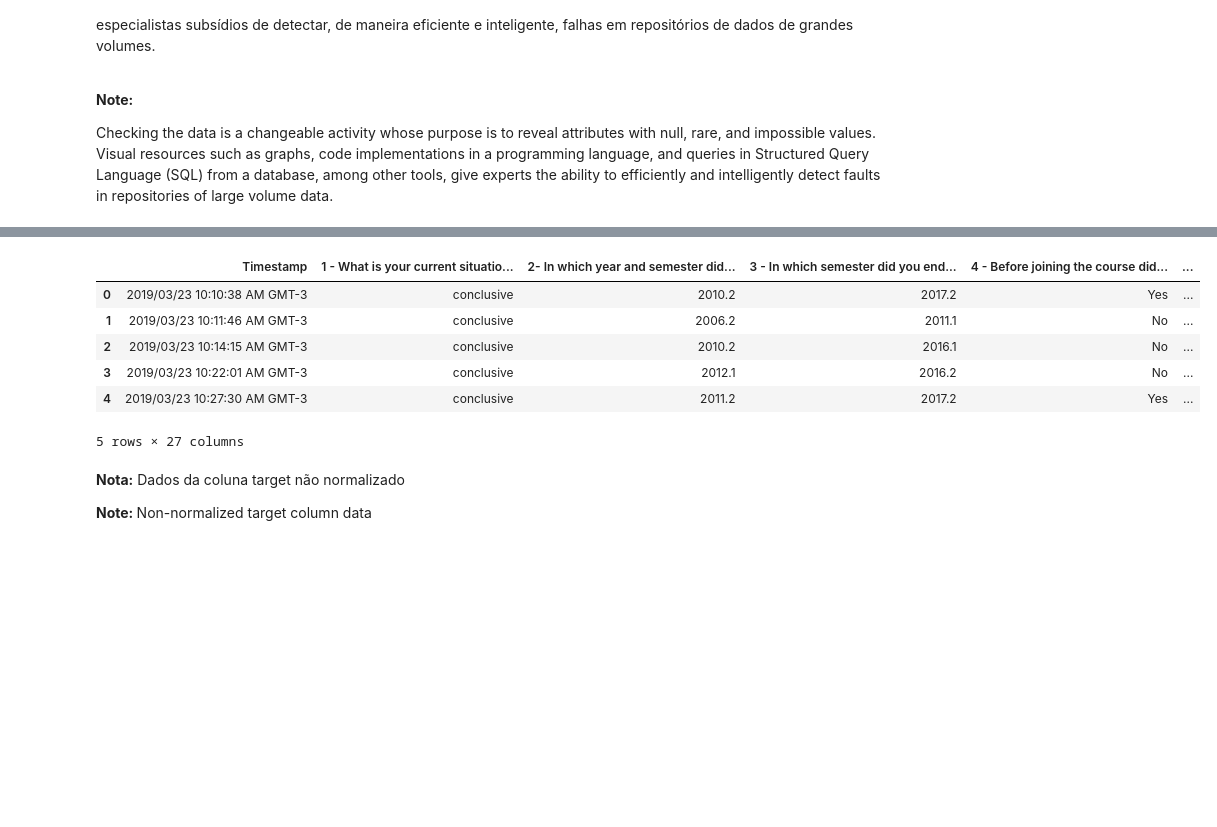
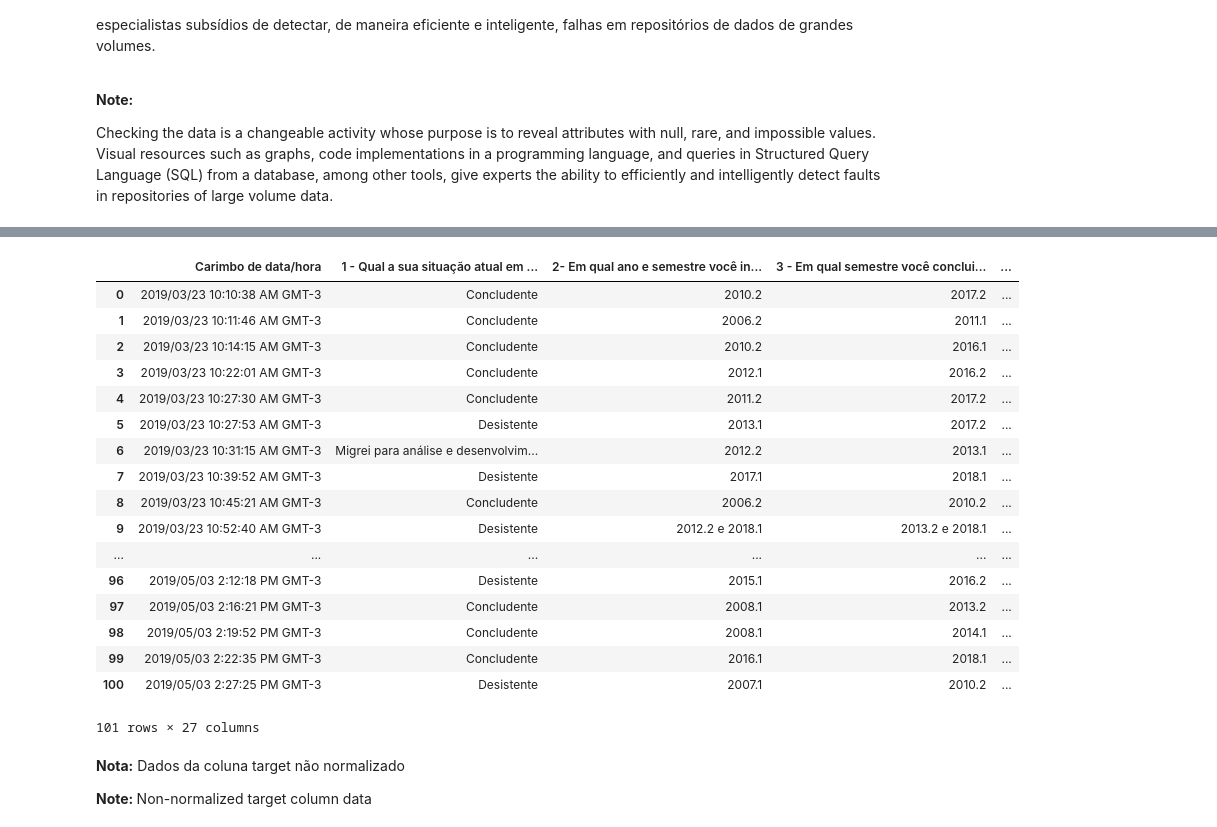
Before and after one commit to AnaliseDeDadosUfersa/AnalisedeDados, a Jupyter notebook: Notebooks/DataProcessor.ipynb, the cells around one changed output, grey strips where cells are left out. Cells and saved outputs as stored; diff of their text form; code cells hidden in the pictures; blank space fills up the shorter version.

```diff
--- a/Notebooks/DataProcessor.ipynb
+++ b/Notebooks/DataProcessor.ipynb
@@ -28,4 +28,4 @@ A checagem dos dados é uma atividade mutável que tem como finalidade revelar o
 Checking the data is a changeable activity whose purpose is to reveal attributes with null, rare, and impossible values. Visual resources such as graphs, code implementations in a programming language, and queries in Structured Query Language (SQL) from a database, among other tools, give experts the ability to efficiently and intelligently detect faults in repositories of large volume data.
 </p>
 # %%
-data = DataBase("../Csv/questionnaireDataInEnglish.csv") #instancia o objeto
+data = DataBase("../Csv/DadosBrutos.csv") #instancia o objeto
@@ -32,13 +52,24 @@ data = DataBase("../Csv/questionnaireDataInEnglish.csv") #instancia o objeto
 # %%
-data.data.head() #Analize inicial
+data.data #Analize inicial
 # %% [output]
-|  | Timestamp | 1 - What is your current situatio... | 2- In which year and semester did... | 3 - In which semester did you end... | 4 - Before joining the course did... | ... |
-| 0 | 2019/03/23 10:10:38 AM GMT-3 | conclusive | 2010.2 | 2017.2 | Yes | ... |
-| 1 | 2019/03/23 10:11:46 AM GMT-3 | conclusive | 2006.2 | 2011.1 | No | ... |
-| 2 | 2019/03/23 10:14:15 AM GMT-3 | conclusive | 2010.2 | 2016.1 | No | ... |
-| 3 | 2019/03/23 10:22:01 AM GMT-3 | conclusive | 2012.1 | 2016.2 | No | ... |
-| 4 | 2019/03/23 10:27:30 AM GMT-3 | conclusive | 2011.2 | 2017.2 | Yes | ... |
+|  | Carimbo de data/hora | 1 - Qual a sua situação atual em ... | 2- Em qual ano e semestre você in... | 3 - Em qual semestre você conclui... | ... |
+| 0 | 2019/03/23 10:10:38 AM GMT-3 | Concludente | 2010.2 | 2017.2 | ... |
+| 1 | 2019/03/23 10:11:46 AM GMT-3 | Concludente | 2006.2 | 2011.1 | ... |
+| 2 | 2019/03/23 10:14:15 AM GMT-3 | Concludente | 2010.2 | 2016.1 | ... |
+| 3 | 2019/03/23 10:22:01 AM GMT-3 | Concludente | 2012.1 | 2016.2 | ... |
+| 4 | 2019/03/23 10:27:30 AM GMT-3 | Concludente | 2011.2 | 2017.2 | ... |
+| 5 | 2019/03/23 10:27:53 AM GMT-3 | Desistente | 2013.1 | 2017.2 | ... |
+| 6 | 2019/03/23 10:31:15 AM GMT-3 | Migrei para análise e desenvolvim... | 2012.2 | 2013.1 | ... |
+| 7 | 2019/03/23 10:39:52 AM GMT-3 | Desistente | 2017.1 | 2018.1 | ... |
+| 8 | 2019/03/23 10:45:21 AM GMT-3 | Concludente | 2006.2 | 2010.2 | ... |
+| 9 | 2019/03/23 10:52:40 AM GMT-3 | Desistente | 2012.2 e 2018.1 | 2013.2 e 2018.1 | ... |
+| ... | ... | ... | ... | ... | ... |
+| 96 | 2019/05/03 2:12:18 PM GMT-3 | Desistente | 2015.1 | 2016.2 | ... |
+| 97 | 2019/05/03 2:16:21 PM GMT-3 | Concludente | 2008.1 | 2013.2 | ... |
+| 98 | 2019/05/03 2:19:52 PM GMT-3 | Concludente | 2008.1 | 2014.1 | ... |
+| 99 | 2019/05/03 2:22:35 PM GMT-3 | Concludente | 2016.1 | 2018.1 | ... |
+| 100 | 2019/05/03 2:27:25 PM GMT-3 | Desistente | 2007.1 | 2010.2 | ... |
-5 rows × 27 columns
+101 rows × 27 columns
 # %% [markdown]
 <b>Nota:</b> Dados da coluna target não normalizado
 <p></p>
```
Also changed, not shown: parts of 1 cell of this notebook, 2 other files.
